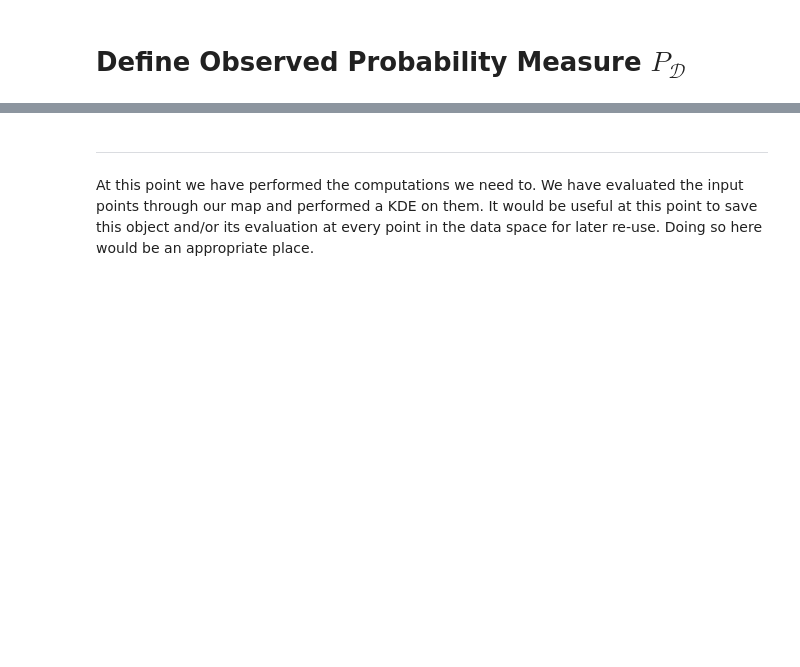
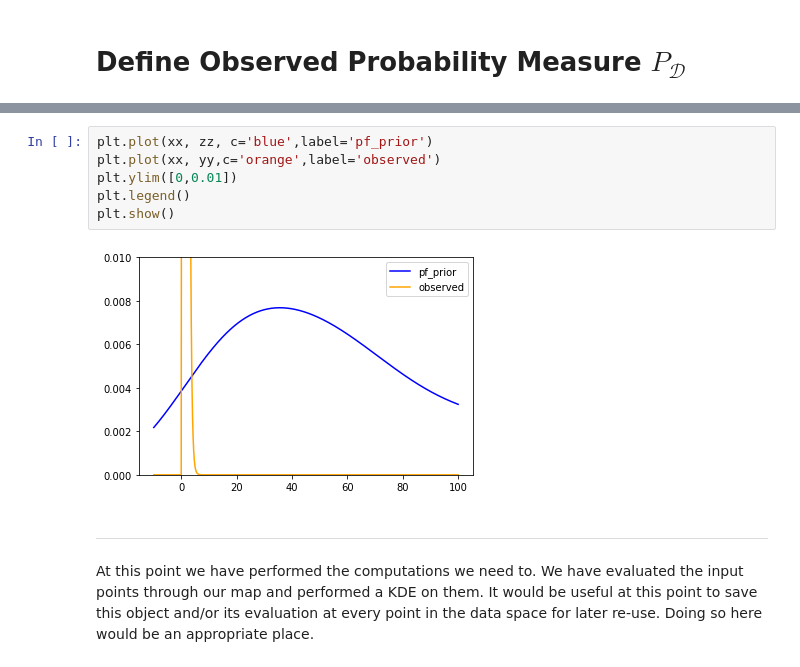
Before and after one commit to mpilosov/ConsistentBayes, a Jupyter notebook: examples/CBPaper_Examples_HO.ipynb, the cells around one changed output, grey strips where cells are left out. Drawn from its saved outputs; the diff is of its cells as text; blank space fills up the shorter version.

```diff
--- a/examples/CBPaper_Examples_HO.ipynb
+++ b/examples/CBPaper_Examples_HO.ipynb
@@ -189,3 +213,11 @@ widgets.interactive(pltdata, data = fixed(obs_dist), inds = fixed(None),
+# %%
+plt.plot(xx, zz, c='blue',label='pf_prior')
+plt.plot(xx, yy,c='orange',label='observed')
+plt.ylim([0,0.01])
+plt.legend()
+plt.show()
+# %% [output]
+[figure, added]
 # %% [markdown]
 ---
 
```
Also changed, not shown: parts of 13 cells of this notebook, 3 other files.
